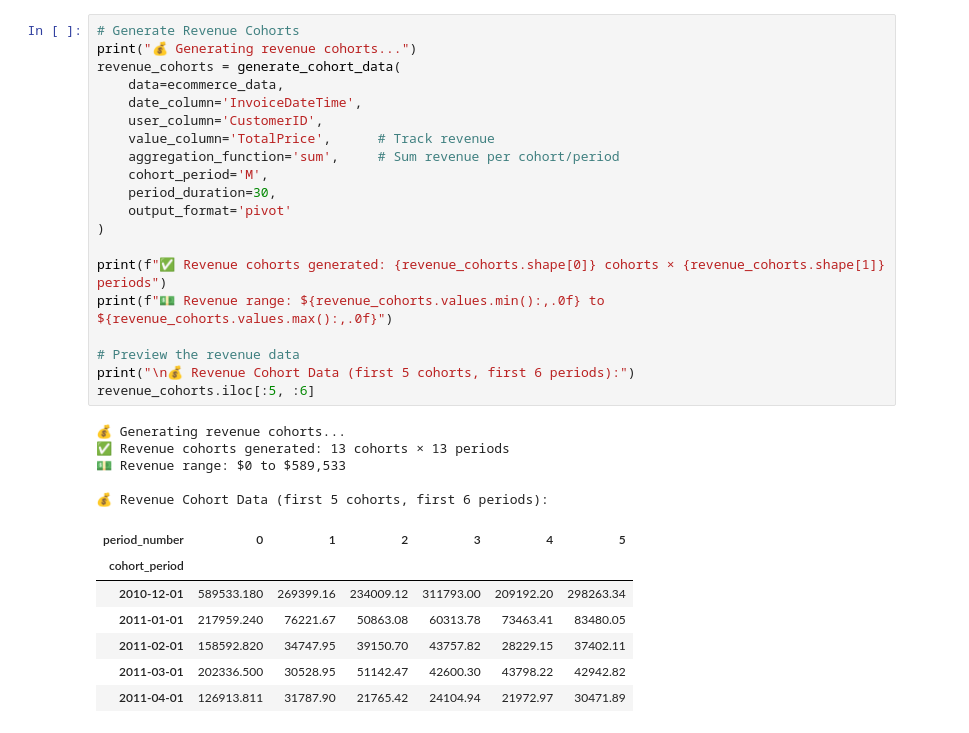
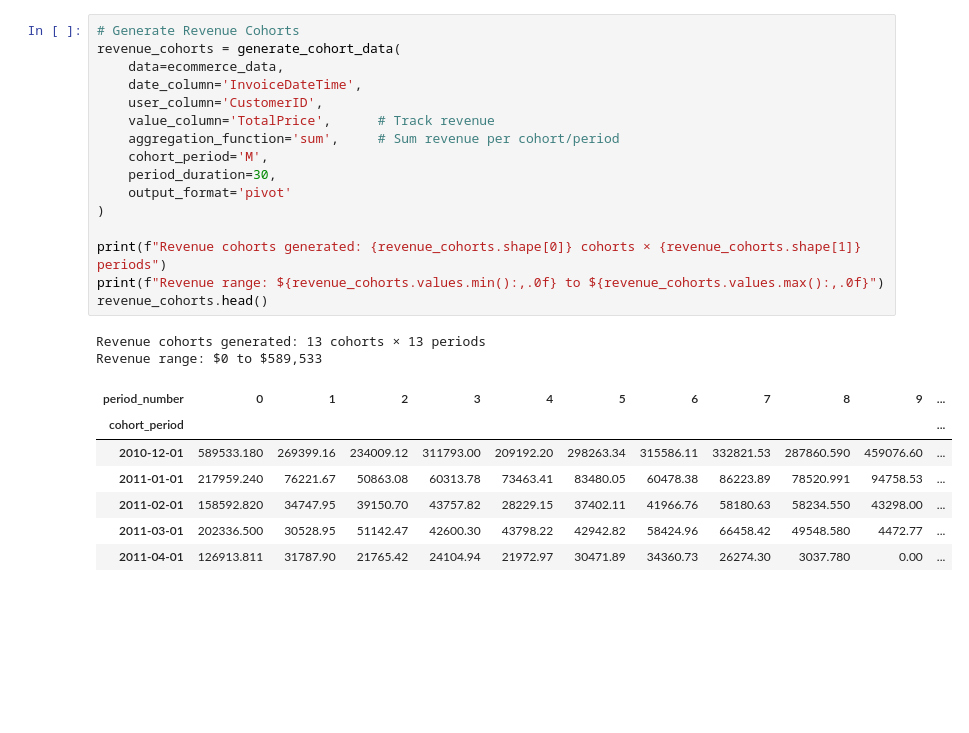
Before and after one commit to krinya/repeatradar, a Jupyter notebook: examples/02_cohort_visualization_demo.ipynb, the cells around one changed output. Drawn from its saved outputs; the diff is of its cells as text; blank space fills up the shorter version.

```diff
--- a/examples/02_cohort_visualization_demo.ipynb
+++ b/examples/02_cohort_visualization_demo.ipynb
@@ -156,35 +117,28 @@ user_cohorts.iloc[:5, :6]
 # %%
 # Generate Revenue Cohorts
-print("💰 Generating revenue cohorts...")
 revenue_cohorts = generate_cohort_data(
     data=ecommerce_data,
     date_column='InvoiceDateTime',
     user_column='CustomerID',
     value_column='TotalPrice',      # Track revenue
     aggregation_function='sum',     # Sum revenue per cohort/period
     cohort_period='M',
     period_duration=30,
     output_format='pivot'
 )
 
-print(f"✅ Revenue cohorts generated: {revenue_cohorts.shape[0]} cohorts × {revenue_cohorts.shape[1]} periods")
-print(f"💵 Revenue range: ${revenue_cohorts.values.min():,.0f} to ${revenue_cohorts.values.max():,.0f}")
-
-# Preview the revenue data
-print("\n💰 Revenue Cohort Data (first 5 cohorts, first 6 periods):")
-revenue_cohorts.iloc[:5, :6]
+print(f"Revenue cohorts generated: {revenue_cohorts.shape[0]} cohorts × {revenue_cohorts.shape[1]} periods")
+print(f"Revenue range: ${revenue_cohorts.values.min():,.0f} to ${revenue_cohorts.values.max():,.0f}")
+revenue_cohorts.head()
 # %% [output]
-💰 Generating revenue cohorts...
-✅ Revenue cohorts generated: 13 cohorts × 13 periods
-💵 Revenue range: $0 to $589,533
-
-💰 Revenue Cohort Data (first 5 cohorts, first 6 periods):
+Revenue cohorts generated: 13 cohorts × 13 periods
+Revenue range: $0 to $589,533
-| period_number | 0 | 1 | 2 | 3 | 4 | 5 |
-| cohort_period |  |  |  |  |  |  |
-| 2010-12-01 | 589533.180 | 269399.16 | 234009.12 | 311793.00 | 209192.20 | 298263.34 |
-| 2011-01-01 | 217959.240 | 76221.67 | 50863.08 | 60313.78 | 73463.41 | 83480.05 |
-| 2011-02-01 | 158592.820 | 34747.95 | 39150.70 | 43757.82 | 28229.15 | 37402.11 |
-| 2011-03-01 | 202336.500 | 30528.95 | 51142.47 | 42600.30 | 43798.22 | 42942.82 |
-| 2011-04-01 | 126913.811 | 31787.90 | 21765.42 | 24104.94 | 21972.97 | 30471.89 |
+| period_number | 0 | 1 | 2 | 3 | 4 | 5 | 6 | 7 | 8 | 9 | ... |
+| cohort_period |  |  |  |  |  |  |  |  |  |  | ... |
+| 2010-12-01 | 589533.180 | 269399.16 | 234009.12 | 311793.00 | 209192.20 | 298263.34 | 315586.11 | 332821.53 | 287860.590 | 459076.60 | ... |
+| 2011-01-01 | 217959.240 | 76221.67 | 50863.08 | 60313.78 | 73463.41 | 83480.05 | 60478.38 | 86223.89 | 78520.991 | 94758.53 | ... |
+| 2011-02-01 | 158592.820 | 34747.95 | 39150.70 | 43757.82 | 28229.15 | 37402.11 | 41966.76 | 58180.63 | 58234.550 | 43298.00 | ... |
+| 2011-03-01 | 202336.500 | 30528.95 | 51142.47 | 42600.30 | 43798.22 | 42942.82 | 58424.96 | 66458.42 | 49548.580 | 4472.77 | ... |
+| 2011-04-01 | 126913.811 | 31787.90 | 21765.42 | 24104.94 | 21972.97 | 30471.89 | 34360.73 | 26274.30 | 3037.780 | 0.00 | ... |
 # %%
 # Generate Retention Rate Cohorts
```
Also changed, not shown: parts of 22 cells of this notebook, 5 other files.
